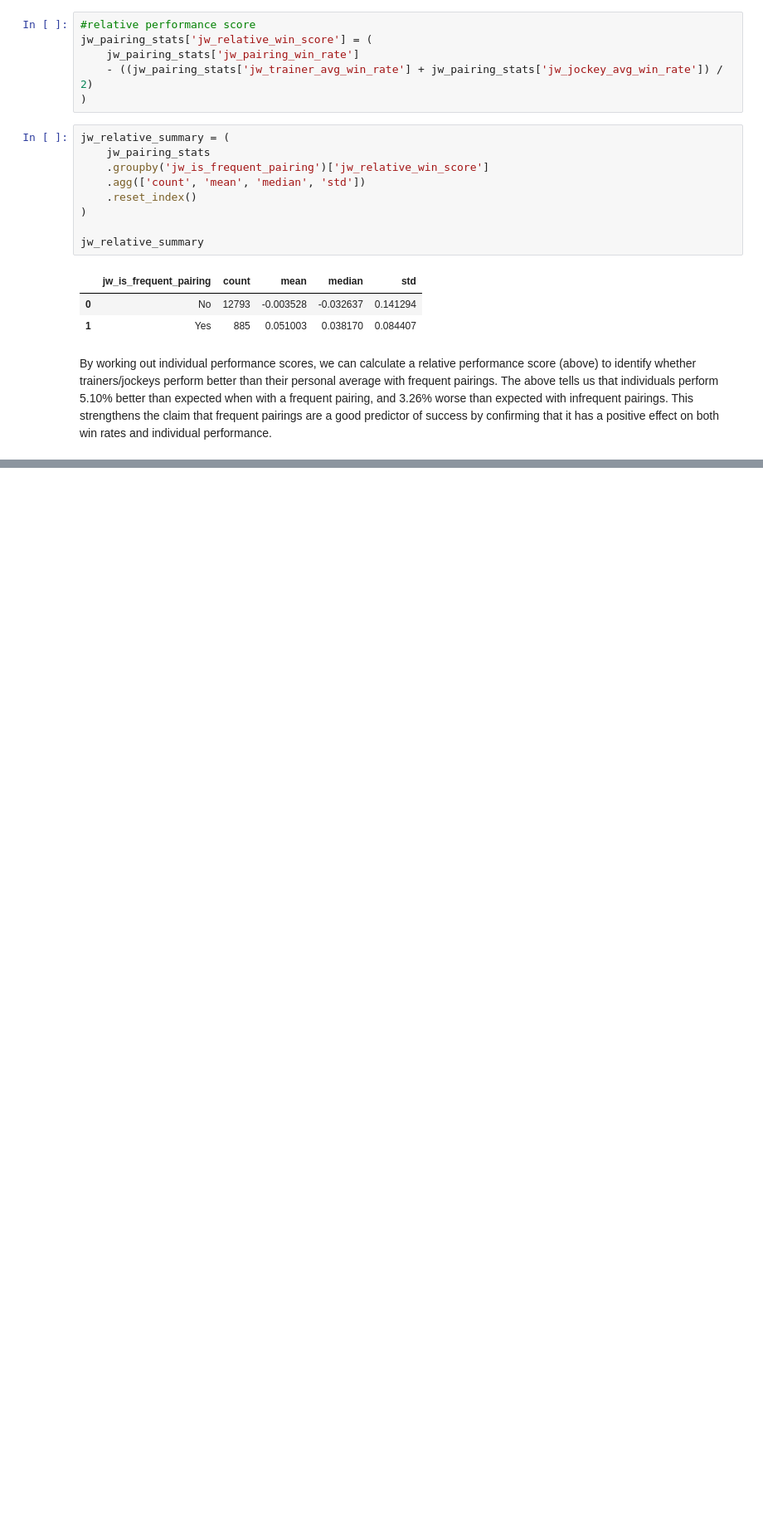
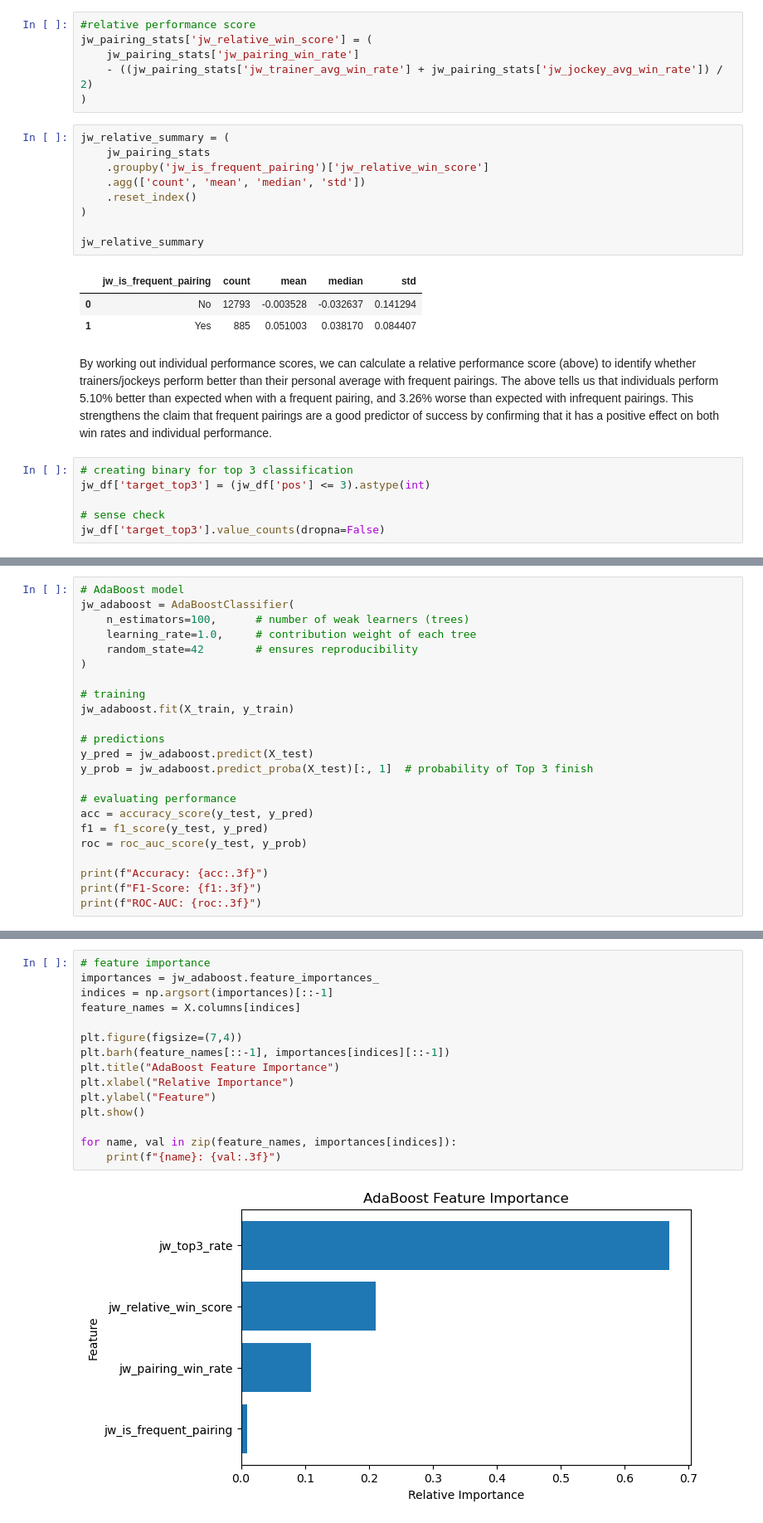
Before and after one commit to Kobeonekenobe/GroupProject3, a Jupyter notebook: GroupProject3.ipynb, the cells around one changed output, grey strips where cells are left out. Shown: that part at 83% size. Saved outputs shown, nothing was run; the diff lists cells and outputs as text; blank space fills up the shorter version.

```diff
--- a/GroupProject3.ipynb
+++ b/GroupProject3.ipynb
@@ -611,3 +612,9 @@ jw_relative_summary
 By working out individual performance scores, we can calculate a relative performance score (above) to identify whether trainers/jockeys perform better than their personal average with frequent pairings.
 The above tells us that individuals perform 5.10% better than expected when with a frequent pairing, and 3.26% worse than expected with infrequent pairings.
 This strengthens the claim that frequent pairings are a good predictor of success by confirming that it has a positive effect on both win rates and individual performance.
+# %%
+# creating binary for top 3 classification
+jw_df['target_top3'] = (jw_df['pos'] <= 3).astype(int)
+
+# sense check
+jw_df['target_top3'].value_counts(dropna=False)
@@ -613,0 +659,23 @@ This strengthens the claim that frequent pairings are a good predictor of succes
+# %%
+# AdaBoost model
+jw_adaboost = AdaBoostClassifier(
+    n_estimators=100,      # number of weak learners (trees)
+    learning_rate=1.0,     # contribution weight of each tree
+    random_state=42        # ensures reproducibility
+)
+
+# training
+jw_adaboost.fit(X_train, y_train)
+
+# predictions
+y_pred = jw_adaboost.predict(X_test)
+y_prob = jw_adaboost.predict_proba(X_test)[:, 1]  # probability of Top 3 finish
+
+# evaluating performance
+acc = accuracy_score(y_test, y_pred)
+f1 = f1_score(y_test, y_pred)
+roc = roc_auc_score(y_test, y_prob)
+
+print(f"Accuracy: {acc:.3f}")
+print(f"F1-Score: {f1:.3f}")
+print(f"ROC-AUC: {roc:.3f}")
@@ -613,0 +686,17 @@ This strengthens the claim that frequent pairings are a good predictor of succes
+# %%
+# feature importance
+importances = jw_adaboost.feature_importances_
+indices = np.argsort(importances)[::-1]
+feature_names = X.columns[indices]
+
+plt.figure(figsize=(7,4))
+plt.barh(feature_names[::-1], importances[indices][::-1])
+plt.title("AdaBoost Feature Importance")
+plt.xlabel("Relative Importance")
+plt.ylabel("Feature")
+plt.show()
+
+for name, val in zip(feature_names, importances[indices]):
+    print(f"{name}: {val:.3f}")
+# %% [output]
+[figure, added]
```
Also changed, not shown: parts of 7 cells of this notebook.
